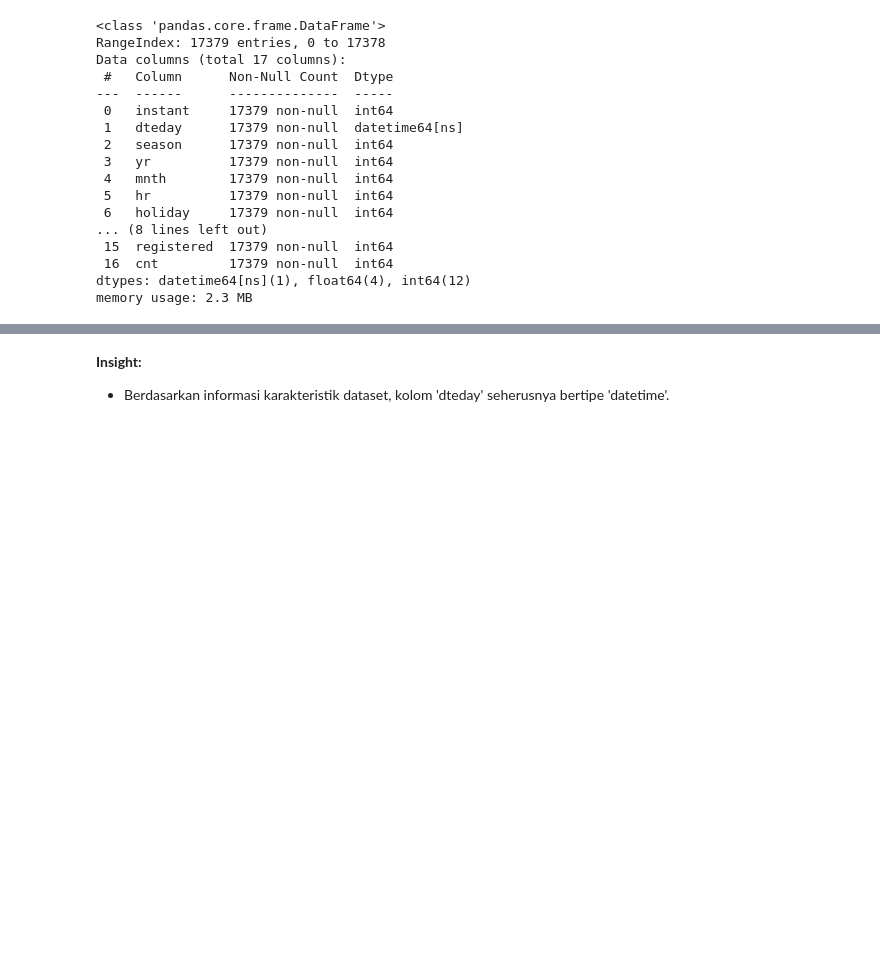
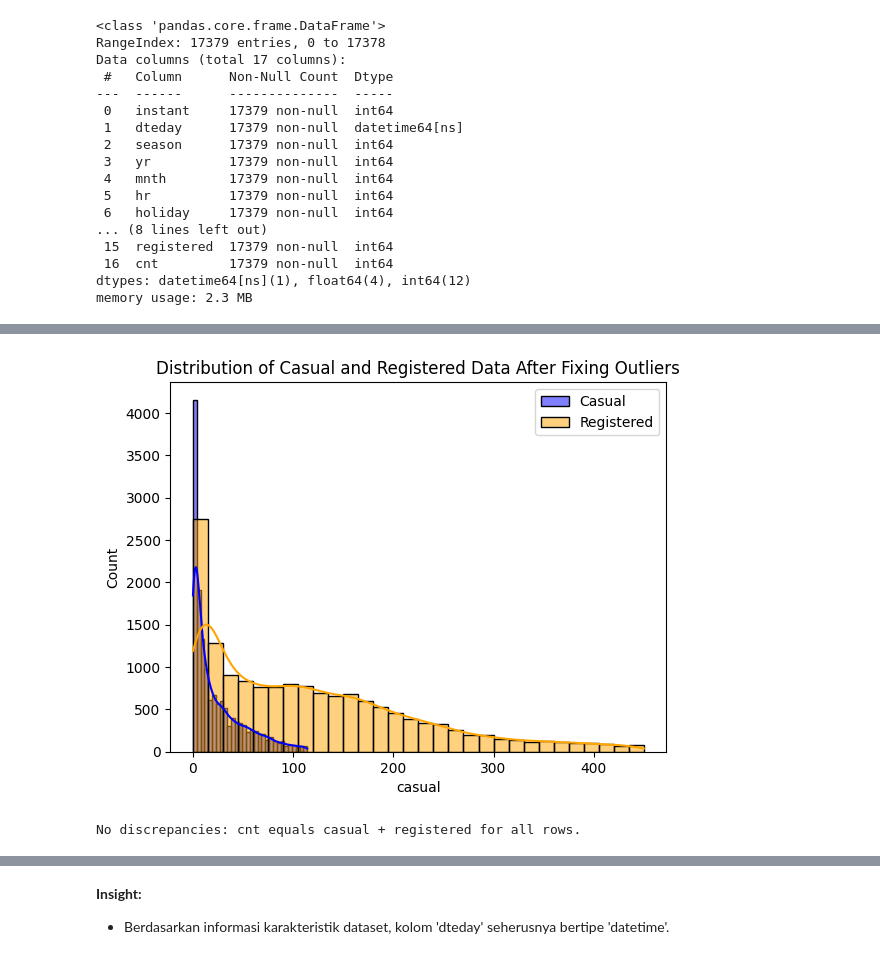
Before and after one commit to esnanta/data-analysis, a Jupyter notebook: Bike_Sharing_Data_Analysis.ipynb, the cells around one changed output, grey strips where cells are left out. Saved outputs shown, nothing was run; the diff lists cells and outputs as text; code cells hidden in the pictures; blank space fills up the shorter version.

```diff
--- a/Bike_Sharing_Data_Analysis.ipynb
+++ b/Bike_Sharing_Data_Analysis.ipynb
@@ -250,0 +405,14 @@ memory usage: 2.3 MB
+# %%
+# 6. Visualize the distribution of casual and registered data after fixing outliers
+sns.histplot(df_hour_data['casual'], kde=True, bins=30, color='blue', label='Casual')
+sns.histplot(df_hour_data['registered'], kde=True, bins=30, color='orange', label='Registered')
+plt.legend()
+plt.title('Distribution of Casual and Registered Data After Fixing Outliers')
+plt.show()
+# %% [output]
+[figure, added]
+# %%
+# 7. Check if cnt equals casual + registered after removing outliers
+check_discrepancies(df_hour_data)
+# %% [output]
+No discrepancies: cnt equals casual + registered for all rows.
```
Also changed, not shown: parts of 22 cells of this notebook.
